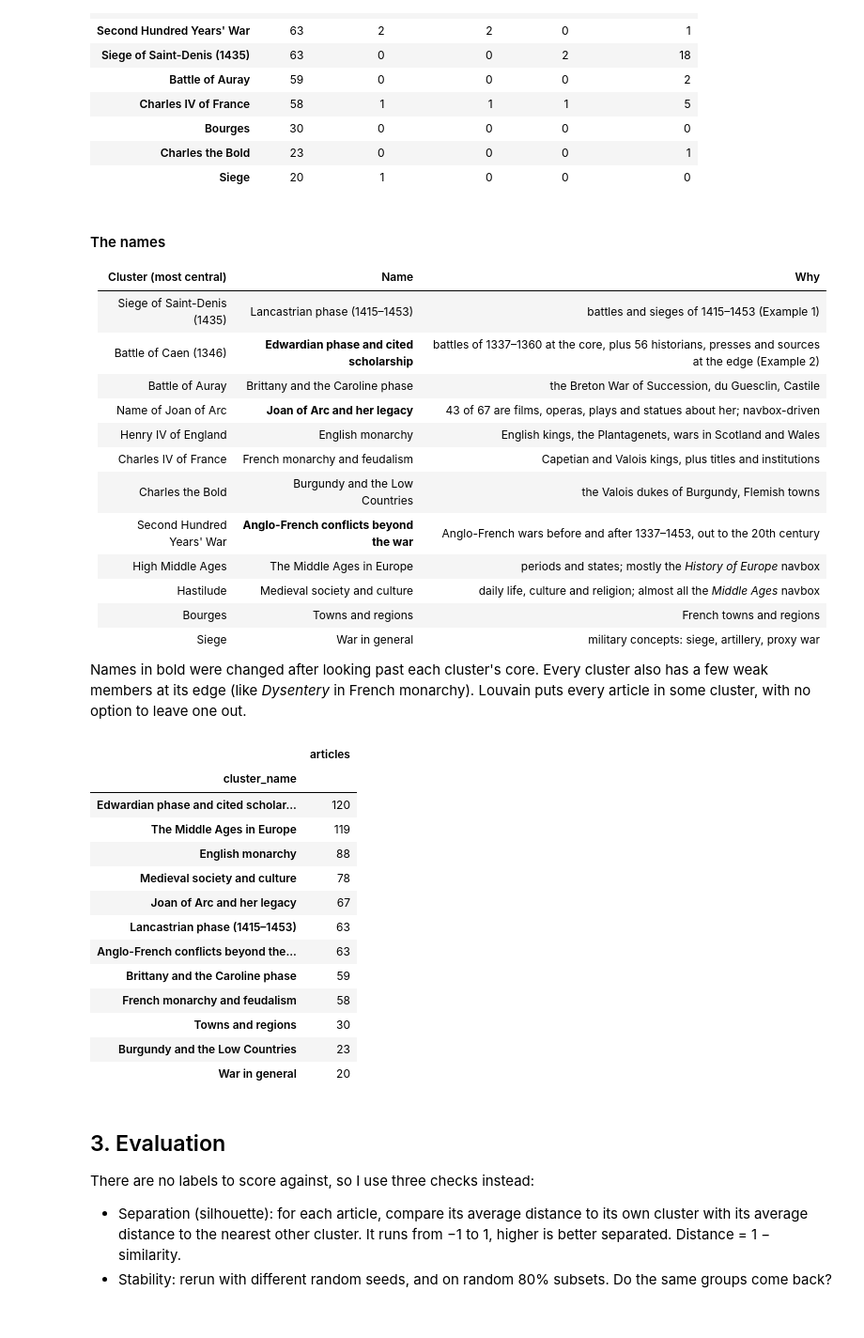
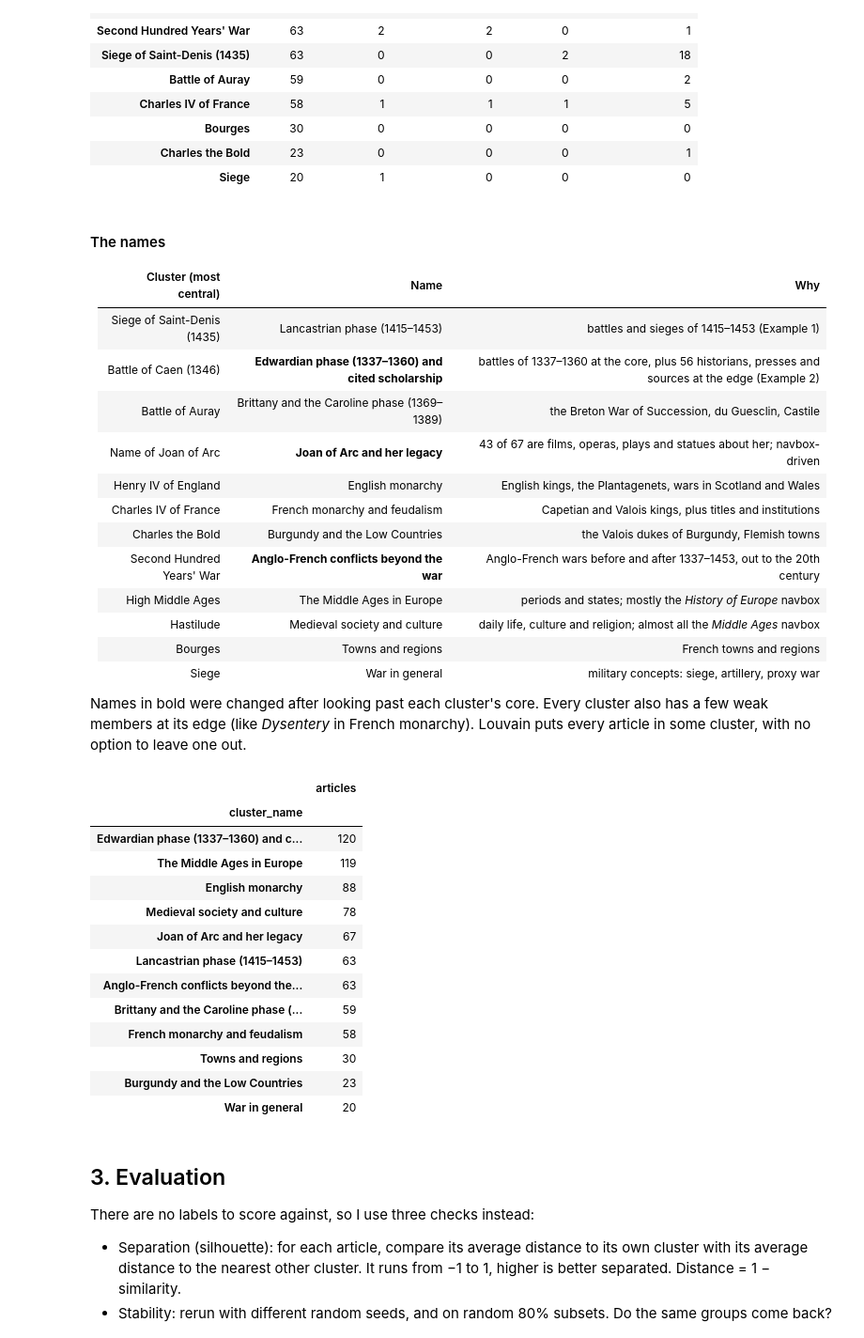
Before and after one commit to amos-johnson/hundred-years-war-similarity, a Jupyter notebook: notebooks/04_clustering.ipynb, the cells around one changed output. Shown at 94% size. Saved outputs shown, nothing was run; the diff lists cells and outputs as text; code cells hidden in the pictures.

```diff
--- a/notebooks/04_clustering.ipynb
+++ b/notebooks/04_clustering.ipynb
@@ -293,8 +293,8 @@ overlap.sort_values("articles", ascending=False)
 | Cluster (most central) | Name | Why |
 |---|---|---|
 | Siege of Saint-Denis (1435) | Lancastrian phase (1415–1453) | battles and sieges of 1415–1453 (Example 1) |
-| Battle of Caen (1346) | **Edwardian phase and cited scholarship** | battles of 1337–1360 at the core, plus 56 historians, presses and sources at the edge (Example 2) |
-| Battle of Auray | Brittany and the Caroline phase | the Breton War of Succession, du Guesclin, Castile |
+| Battle of Caen (1346) | **Edwardian phase (1337–1360) and cited scholarship** | battles of 1337–1360 at the core, plus 56 historians, presses and sources at the edge (Example 2) |
+| Battle of Auray | Brittany and the Caroline phase (1369–1389) | the Breton War of Succession, du Guesclin, Castile |
 | Name of Joan of Arc | **Joan of Arc and her legacy** | 43 of 67 are films, operas, plays and statues about her; navbox-driven |
 | Henry IV of England | English monarchy | English kings, the Plantagenets, wars in Scotland and Wales |
 | Charles IV of France | French monarchy and feudalism | Capetian and Valois kings, plus titles and institutions |
@@ -308,34 +308,34 @@ overlap.sort_values("articles", ascending=False)
 Names in bold were changed after looking past each cluster's core. Every cluster also has a few weak members at its edge (like *Dysentery* in French monarchy). Louvain puts every article in some cluster, with no option to leave one out.
 # %%
 NAMES = {
-    "Crécy campaign": "Edwardian phase and cited scholarship",
+    "Crécy campaign": "Edwardian phase (1337–1360) and cited scholarship",
     "Siege of Rouen (1418–1419)": "Lancastrian phase (1415–1453)",
-    "War of the Breton Succession": "Brittany and the Caroline phase",
+    "War of the Breton Succession": "Brittany and the Caroline phase (1369–1389)",
     "Trial of Joan of Arc": "Joan of Arc and her legacy",
     "Henry V of England": "English monarchy",
     "Philip VI of France": "French monarchy and feudalism",
     "Burgundian State": "Burgundy and the Low Countries",
     "Anglo-French Wars": "Anglo-French conflicts beyond the war",
     "High Middle Ages": "The Middle Ages in Europe",
     "Hastilude": "Medieval society and culture",
     "Bordeaux": "Towns and regions",
     "Medieval warfare": "War in general",
 }
 cluster_name = {labels[article]: name for article, name in NAMES.items()}
 assert len(cluster_name) == len(NAMES) == labels.nunique(), "every cluster needs exactly one name"
 names = labels.map(cluster_name).rename("cluster_name")
 names.value_counts().to_frame("articles")
 # %% [output]
 |  | articles |
 | cluster_name |  |
-| Edwardian phase and cited scholar... | 120 |
+| Edwardian phase (1337–1360) and c... | 120 |
 | The Middle Ages in Europe | 119 |
 | English monarchy | 88 |
 | Medieval society and culture | 78 |
 | Joan of Arc and her legacy | 67 |
 | Lancastrian phase (1415–1453) | 63 |
 | Anglo-French conflicts beyond the... | 63 |
-| Brittany and the Caroline phase | 59 |
+| Brittany and the Caroline phase (... | 59 |
 | French monarchy and feudalism | 58 |
 | Towns and regions | 30 |
 | Burgundy and the Low Countries | 23 |
```
Also changed, not shown: parts of 4 cells of this notebook, 7 other files.
